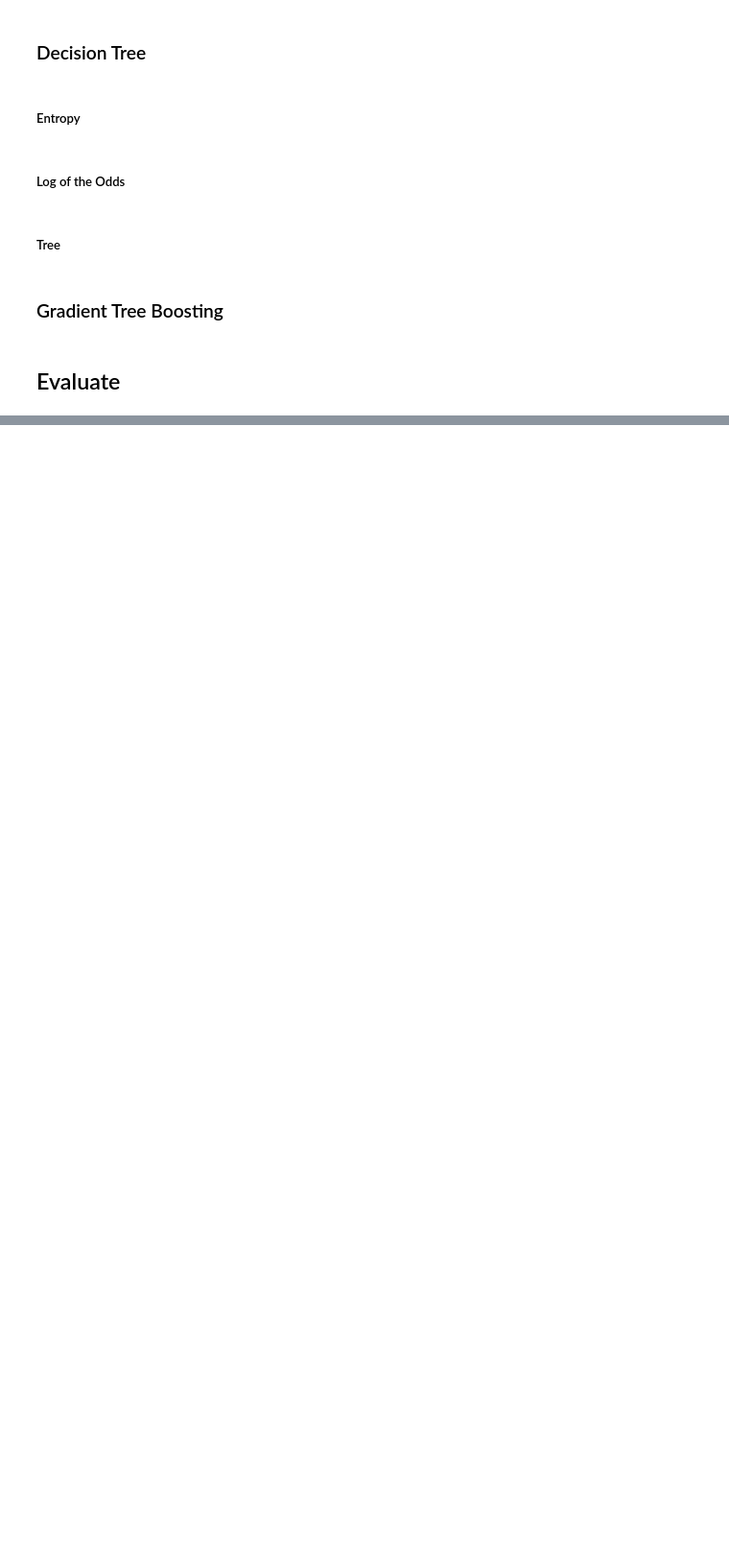
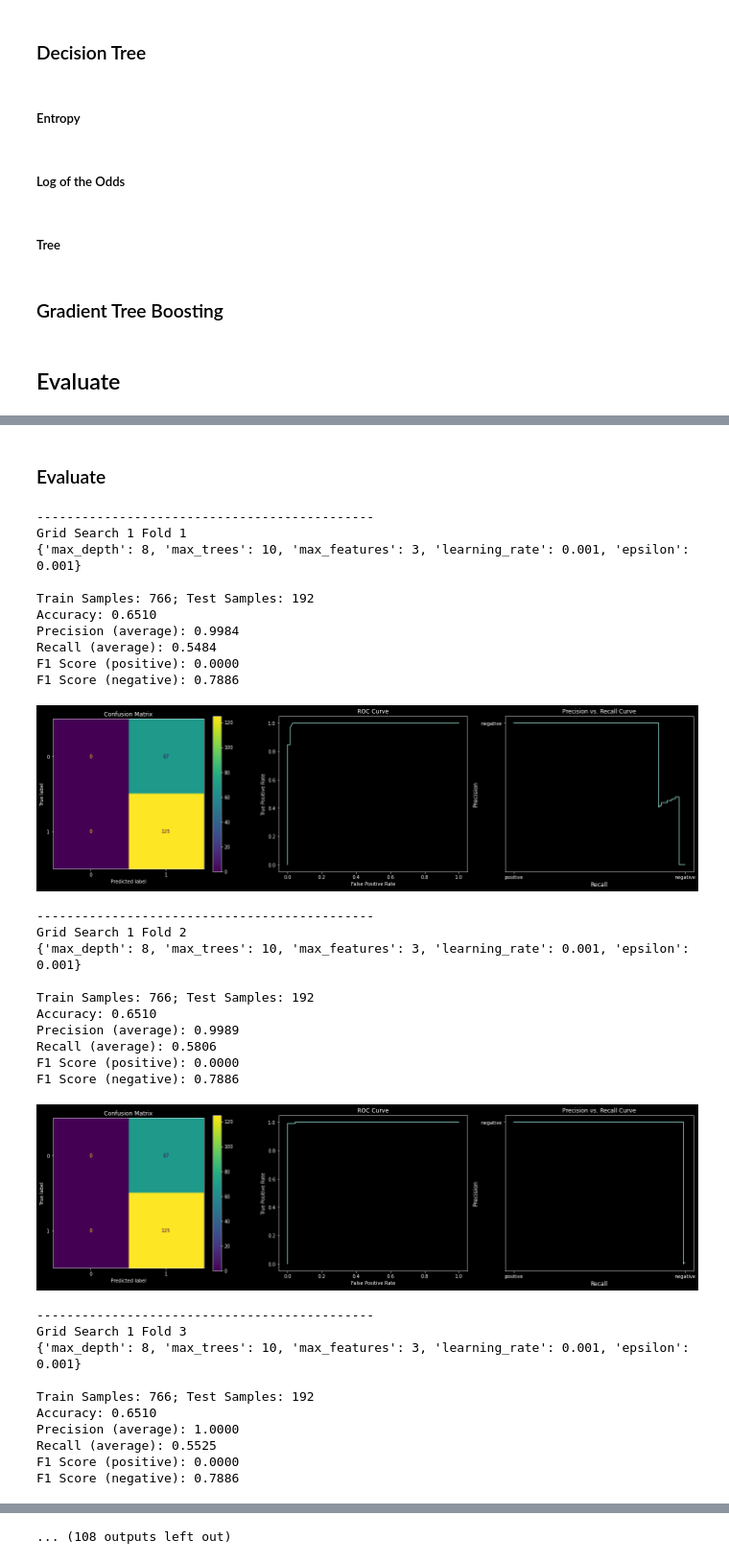
Before and after one commit to hjcostabr76/ml, a Jupyter notebook: classification/case-tic-tac-toe/nb_tic_tac_toe.ipynb, the cells around one changed output, grey strips where cells are left out. Shown at 96% size. Drawn from its saved outputs; the diff is of its cells as text; code cells hidden in the pictures; blank space fills up the shorter version.

Commit message:
feat(tic-tac): grid search

```diff
--- a/classification/case-tic-tac-toe/nb_tic_tac_toe.ipynb
+++ b/classification/case-tic-tac-toe/nb_tic_tac_toe.ipynb
@@ -41,12 +41,6 @@ play_x, play_o = 1, 0
 n_folds = 5
 test_size = .2
 classes_threshold = .5
-
-max_depth = 4
-max_trees = 10
-random_state = 10
-max_features = None
-learning_rate = 0.4
 # %% [markdown]
 ## Import data
 # %%
@@ -369,0 +328,67 @@ F1 Score (negative): 0.8897
+# %%
+
+def grid_search_evaluate(grid_params: dict, i: int = 1) -> None:
+
+    has_more_combinations = False
+
+    # Build combination of parameter values to cross validate
+    cv_params = {}
+    for key, values in grid_params.items():
+
+        value = values[0]
+        cv_params[key] = value
+
+        # Remove tested value from the next grid search experiments
+        if not has_more_combinations and len(values) > 1:
+            has_more_combinations = True
+            grid_params[key] = [v for v in values if v != value]
+
+    # Cross validate this combination
+    cv_evaluate(params=cv_params, title=f'Grid Search {i}')
+
+    # Keep on searching
+    if has_more_combinations:
+        grid_search_evaluate(grid_params, i + 1)
+# %% [markdown]
+### Evaluate
+# %%
+grid_search_evaluate({
+    'max_depth': [8, 16, 24, 32],
+    'max_trees': [10, 50, 100, 150],
+    'max_features': [3, 6, None],
+    'learning_rate': [1e-3, 1e-2, 1e-1, 1],
+    'epsilon': [1e-3],
+})
+# %% [output]
+---------------------------------------------
+Grid Search 1 Fold 1
+{'max_depth': 8, 'max_trees': 10, 'max_features': 3, 'learning_rate': 0.001, 'epsilon': 0.001}
+
+Train Samples: 766; Test Samples: 192
+Accuracy: 0.6510
+Precision (average): 0.9984
+Recall (average): 0.5484
+F1 Score (positive): 0.0000
+F1 Score (negative): 0.7886
+[figure, added]
+---------------------------------------------
+Grid Search 1 Fold 2
+{'max_depth': 8, 'max_trees': 10, 'max_features': 3, 'learning_rate': 0.001, 'epsilon': 0.001}
+
+Train Samples: 766; Test Samples: 192
+Accuracy: 0.6510
+Precision (average): 0.9989
+Recall (average): 0.5806
+F1 Score (positive): 0.0000
+F1 Score (negative): 0.7886
+[figure, added]
+---------------------------------------------
+Grid Search 1 Fold 3
+{'max_depth': 8, 'max_trees': 10, 'max_features': 3, 'learning_rate': 0.001, 'epsilon': 0.001}
+
+Train Samples: 766; Test Samples: 192
+Accuracy: 0.6510
+Precision (average): 1.0000
+Recall (average): 0.5525
+F1 Score (positive): 0.0000
+F1 Score (negative): 0.7886
@@ -369,0 +429 @@ F1 Score (negative): 0.8897
+... (108 outputs left out)
```
Also changed, not shown: parts of 6 cells of this notebook.
